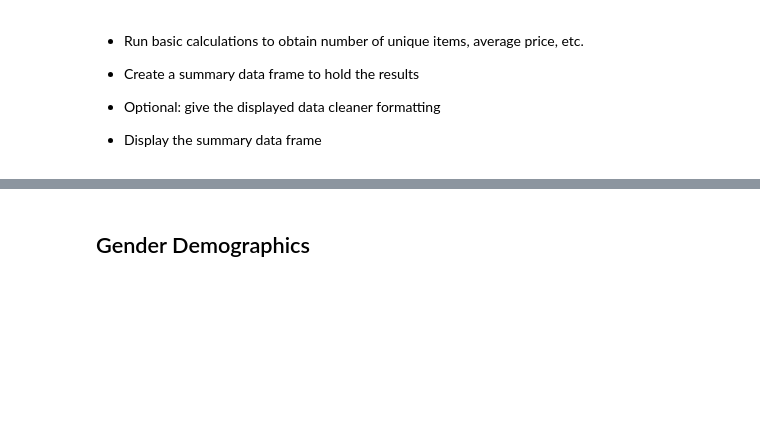
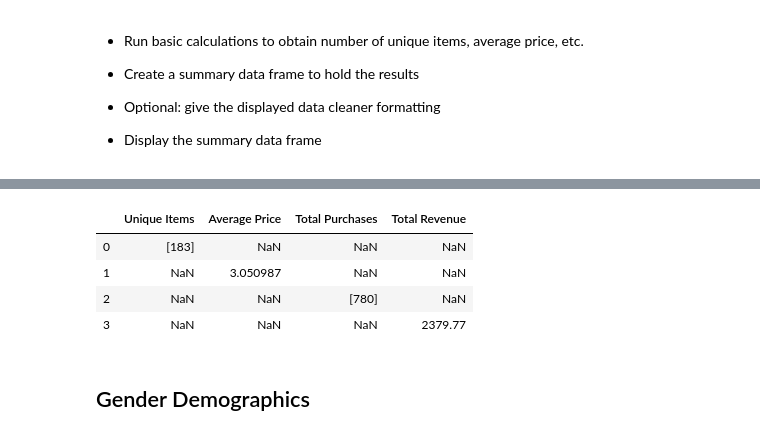
Before and after one commit to jbell69/pandas-challenge, a Jupyter notebook: HeroesOfPymoli/HeroesOfPymoli_starter.ipynb, the cells around one changed output, grey strips where cells are left out. Cells and saved outputs as stored; diff of their text form; code cells hidden in the pictures; blank space fills up the shorter version.

```diff
--- a/HeroesOfPymoli/HeroesOfPymoli_starter.ipynb
+++ b/HeroesOfPymoli/HeroesOfPymoli_starter.ipynb
@@ -51,3 +58,24 @@ total_players
+# %%
+unique_items = {'Unique Items':[len(purchase_data_df['Item ID'].value_counts())]}
+Average_price = {'Average Price':(purchase_data_df["Price"].mean())}
+total_purchases = {'Total Purchases':[len(purchase_data_df['Item Name'])]}
+Total_revenue = {'Total Revenue':(purchase_data_df["Price"].sum())}
+
+#Summary_table = [[unique_items,Average_price,total_purchases,Total_revenue]]
+
+unique_items
+Average_price
+total_purchases
+Total_revenue
+
+Display_Summary_table = pd.DataFrame([unique_items, Average_price, total_purchases, Total_revenue])
+Display_Summary_table
+# %% [output]
+|  | Unique Items | Average Price | Total Purchases | Total Revenue |
+| 0 | [183] | NaN | NaN | NaN |
+| 1 | NaN | 3.050987 | NaN | NaN |
+| 2 | NaN | NaN | [780] | NaN |
+| 3 | NaN | NaN | NaN | 2379.77 |
 # %% [markdown]
 ## Gender Demographics
 # %% [markdown]
```
Also changed, not shown: parts of 4 cells of this notebook.
